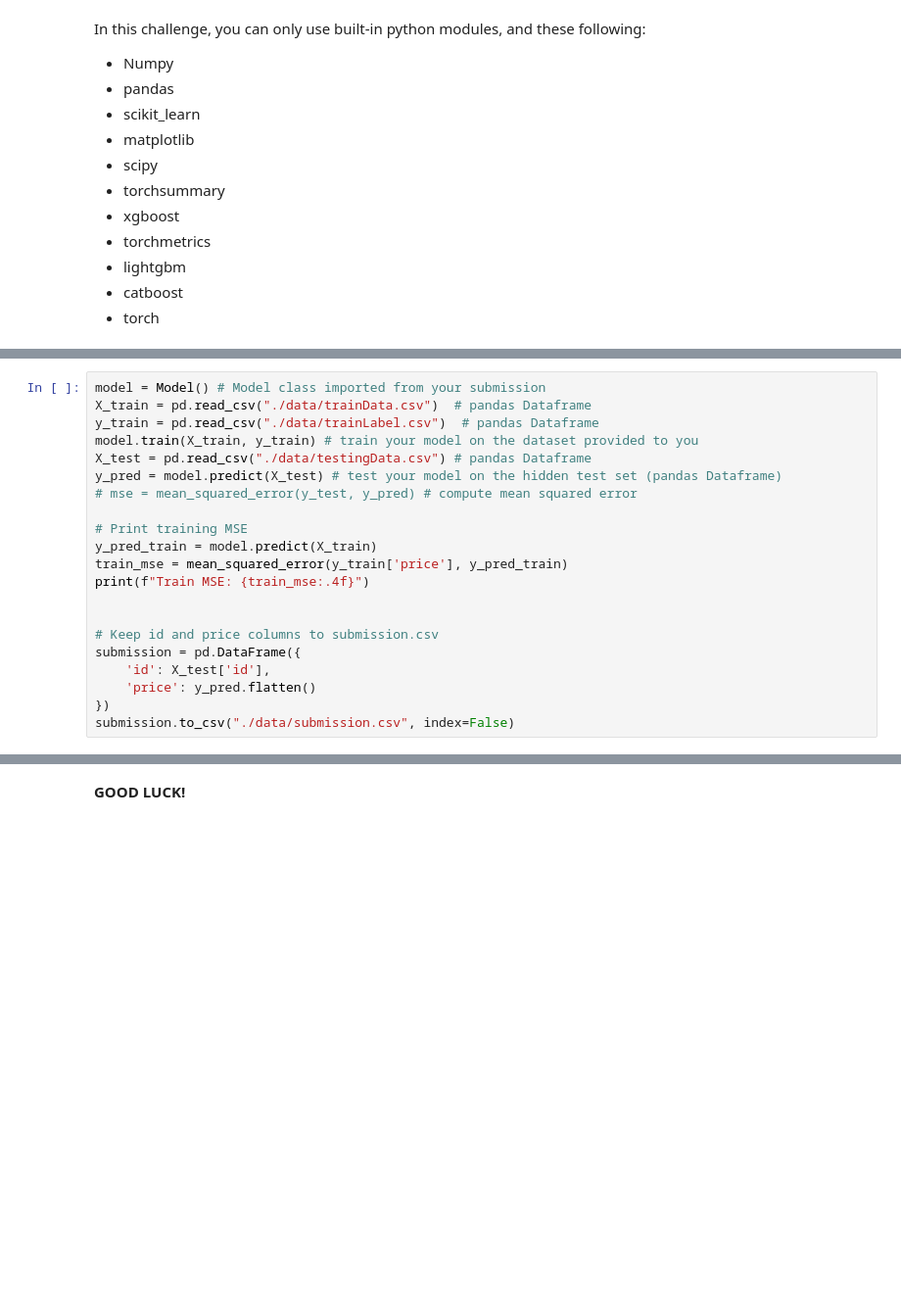
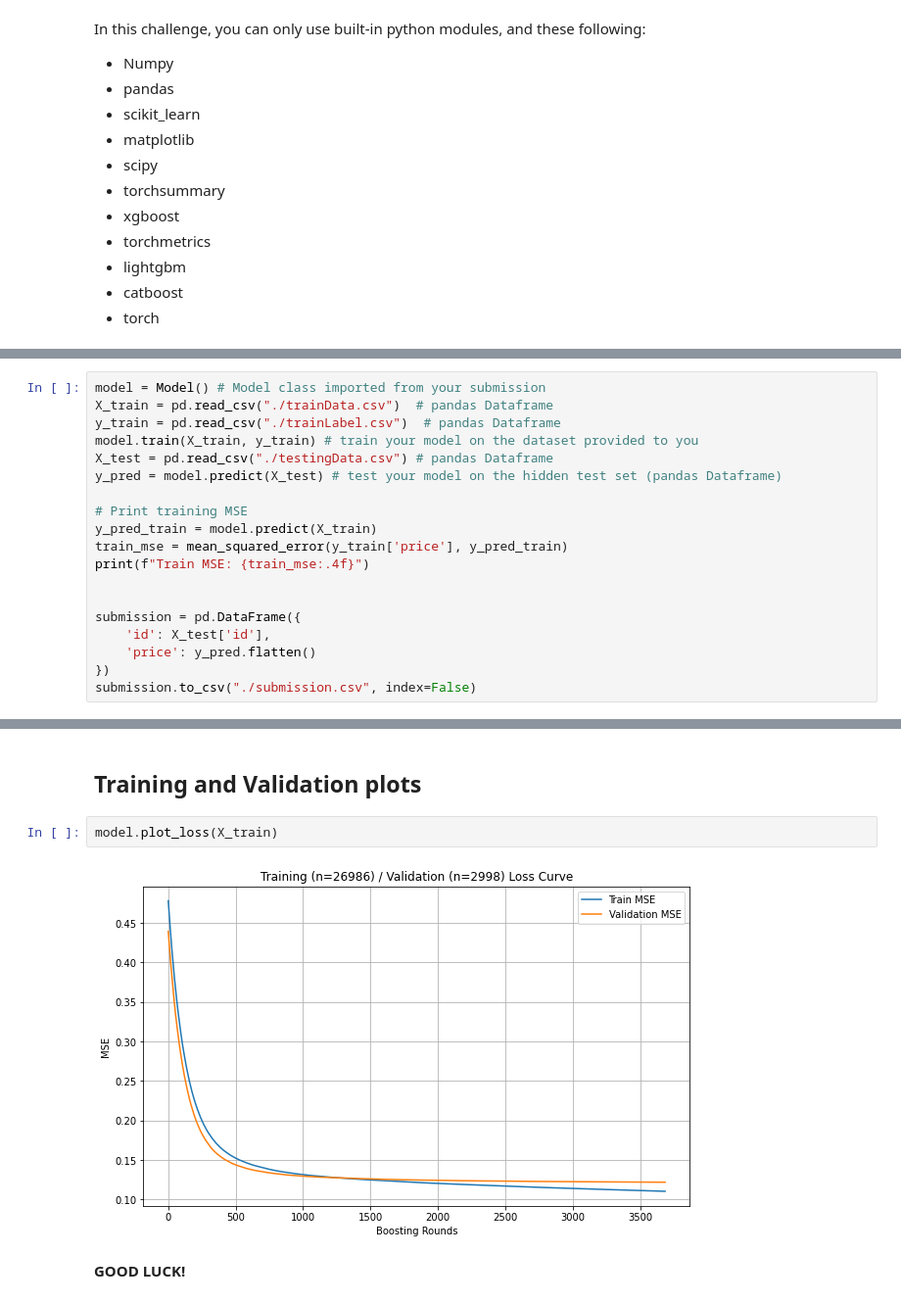
Before and after one commit to Spectual/Price-Prediction-NYC, a Jupyter notebook: code.ipynb, the cells around one changed output, grey strips where cells are left out. Shown at 98% size. Drawn from its saved outputs; the diff is of its cells as text; blank space fills up the shorter version.

```diff
--- a/code.ipynb
+++ b/code.ipynb
@@ -188,11 +248,10 @@ Valid MSE - Train MSE: 0.0276
 # %%
 model = Model() # Model class imported from your submission
-X_train = pd.read_csv("./data/trainData.csv")  # pandas Dataframe
-y_train = pd.read_csv("./data/trainLabel.csv")  # pandas Dataframe
+X_train = pd.read_csv("./trainData.csv")  # pandas Dataframe
+y_train = pd.read_csv("./trainLabel.csv")  # pandas Dataframe
 model.train(X_train, y_train) # train your model on the dataset provided to you
-X_test = pd.read_csv("./data/testingData.csv") # pandas Dataframe
+X_test = pd.read_csv("./testingData.csv") # pandas Dataframe
 y_pred = model.predict(X_test) # test your model on the hidden test set (pandas Dataframe)
-# mse = mean_squared_error(y_test, y_pred) # compute mean squared error
 
 # Print training MSE
 y_pred_train = model.predict(X_train)
@@ -200,10 +259,9 @@ train_mse = mean_squared_error(y_train['price'], y_pred_train)
 print(f"Train MSE: {train_mse:.4f}")
 
 
-# Keep id and price columns to submission.csv
 submission = pd.DataFrame({
     'id': X_test['id'],
     'price': y_pred.flatten()
 })
-submission.to_csv("./data/submission.csv", index=False)
+submission.to_csv("./submission.csv", index=False)
 # %% [output]
@@ -211,2 +302,8 @@ Train MSE: 0.0993
+# %% [markdown]
+## Training and Validation plots
+# %%
+model.plot_loss(X_train)
+# %% [output]
+[figure, added]
 # %% [markdown]
 **GOOD LUCK!**
```
Also changed, not shown: parts of 8 cells of this notebook.
